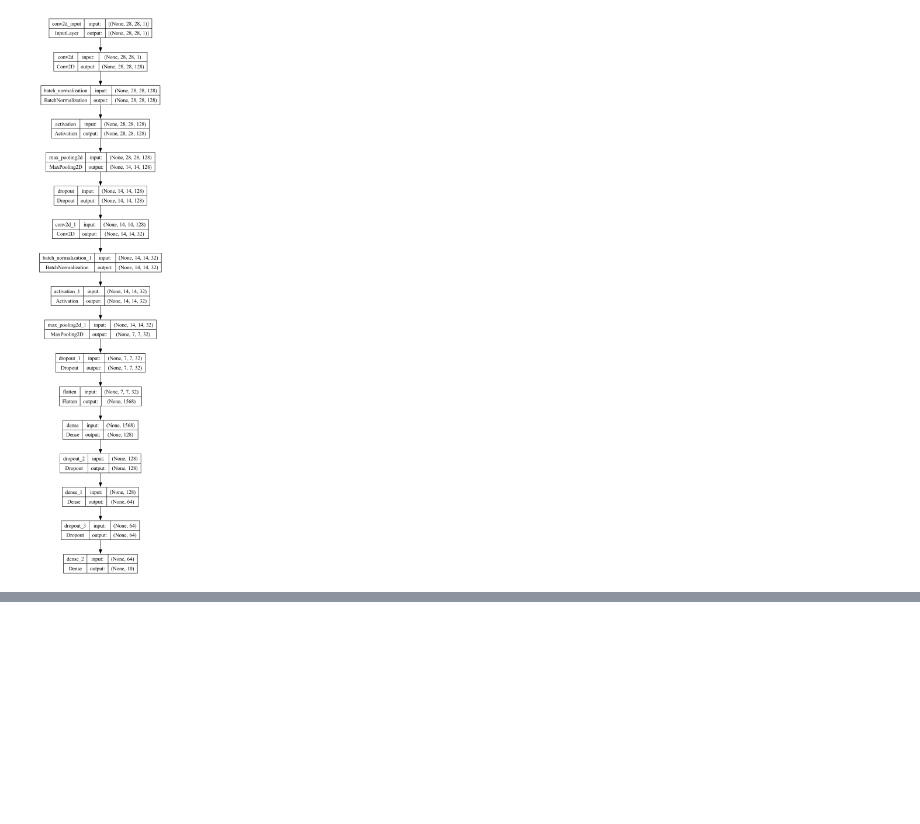
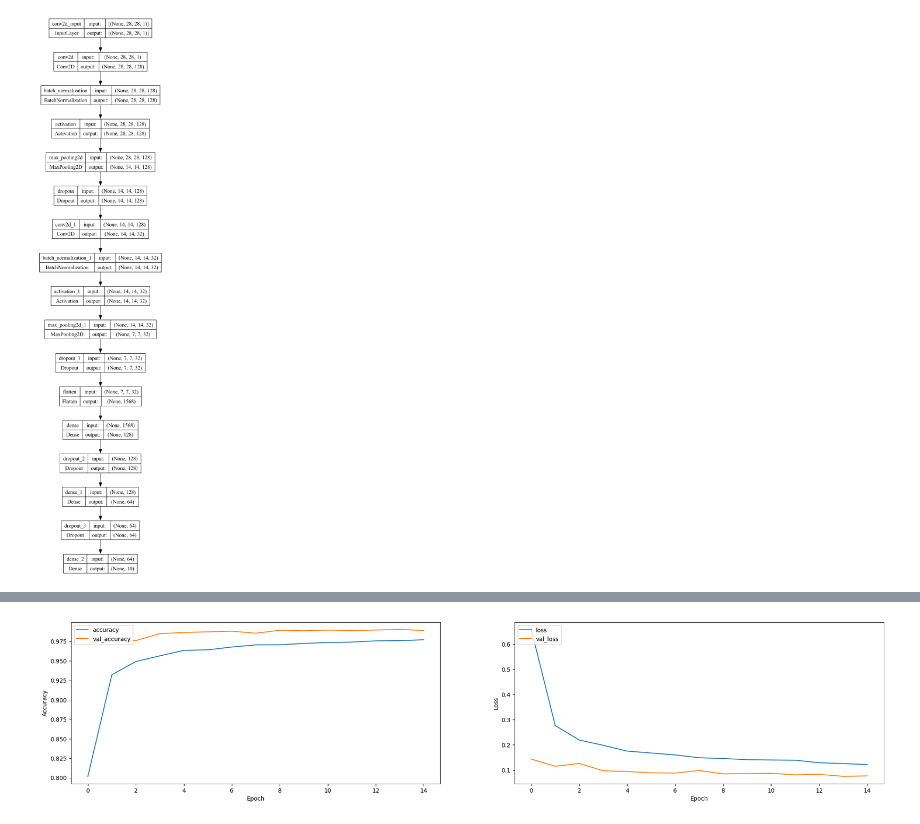
Before and after one commit to A01753740/MLWithFramework, a Jupyter notebook: handwrtiting.ipynb, the cells around one changed output, grey strips where cells are left out. Saved outputs shown, nothing was run; the diff lists cells and outputs as text; code cells hidden in the pictures; blank space fills up the shorter version.

```diff
--- a/handwrtiting.ipynb
+++ b/handwrtiting.ipynb
@@ -91,18 +91,25 @@ x_val = x_val.reshape(-1, 28, 28, 1)
 model_1 = Sequential()
 
 # Capa convolucional 1
-model_1.add(Conv2D(64, (3, 3), input_shape=(28, 28, 1), padding="same", kernel_regularizer=l2(0.001)))
+model_1.add(Conv2D(128, (3, 3), input_shape=(28, 28, 1), padding="same", kernel_regularizer=l2(0.001)))
 model_1.add(BatchNormalization())
 model_1.add(Activation('relu'))
 model_1.add(MaxPool2D(2, 2))
 model_1.add(Dropout(0.3))
 
+# Capa convolucional 2
+model_1.add(Conv2D(32, (3, 3), padding="same", kernel_regularizer=l2(0.001)))
+model_1.add(BatchNormalization())
+model_1.add(Activation('relu'))
+model_1.add(MaxPool2D(2, 2))
+model_1.add(Dropout(0.25))
+
 # Aplanamiento y capas densas
 model_1.add(Flatten())
-model_1.add(Dense(32, activation='relu'))
+model_1.add(Dense(128, activation='relu'))
 model_1.add(Dropout(0.5))
 
-model_1.add(Dense(16, activation='relu'))
+model_1.add(Dense(64, activation='relu'))
 model_1.add(Dropout(0.3))
 model_1.add(Dense(10, activation='softmax'))
 # %%
@@ -234,0 +183,16 @@ history_1 = model_1.fit(x_train, y_train, validation_data=(x_val, y_val),callbac
+# %%
+fig, axs = plt.subplots(1, 2,figsize=(25, 5))
+axs[0].plot(history_1.history['accuracy'], label='accuracy')
+axs[0].plot(history_1.history['val_accuracy'], label = 'val_accuracy')
+axs[0].set_xlabel('Epoch')
+axs[0].set_ylabel('Accuracy')
+axs[0].legend(loc='upper left')
+
+axs[1].plot(history_1.history['loss'], label='loss')
+axs[1].plot(history_1.history['val_loss'], label = 'val_loss')
+axs[1].set_xlabel('Epoch')
+axs[1].set_ylabel('Loss')
+axs[1].legend(loc='upper left')
+plt.show()
+# %% [output]
+[figure, added]
```
Also changed, not shown: parts of 6 cells of this notebook.
